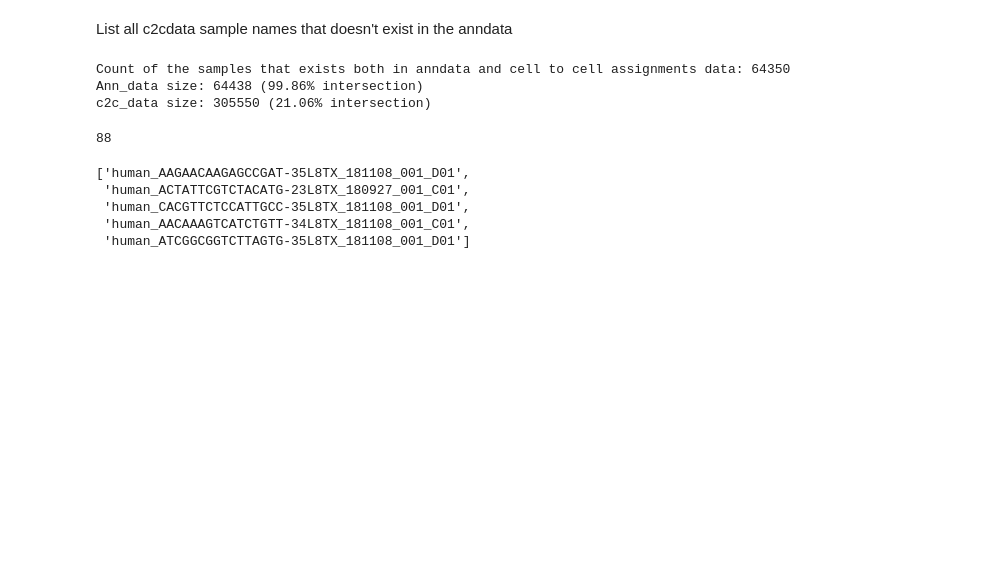
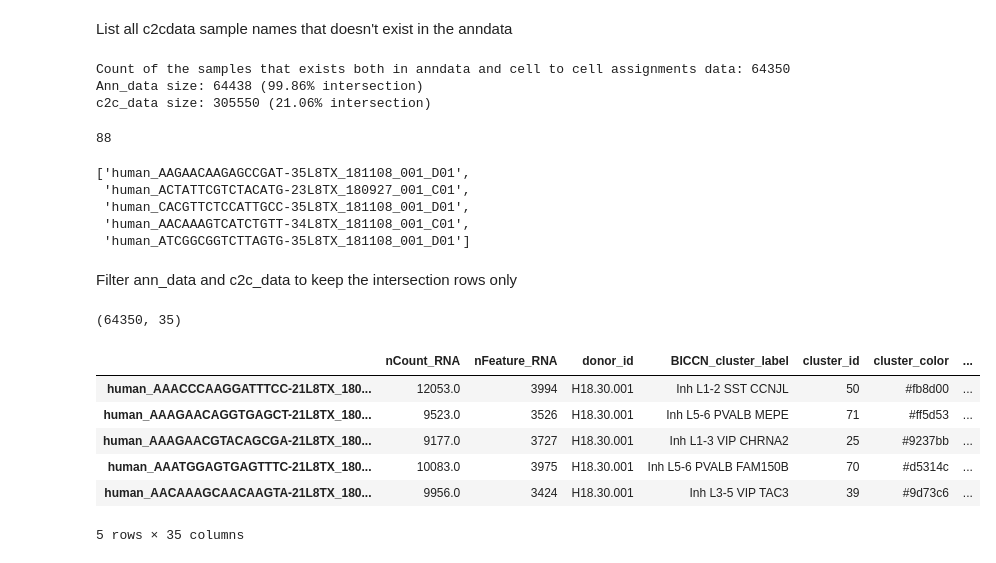
Before and after one commit to hkir-dev/h5ad-annotation, a Jupyter notebook: BDSO-multi-species-correlation.ipynb, the cells around one changed output. Cells and saved outputs as stored; diff of their text form; code cells hidden in the pictures; blank space fills up the shorter version.

```diff
--- a/BDSO-multi-species-correlation.ipynb
+++ b/BDSO-multi-species-correlation.ipynb
@@ -152,3 +152,20 @@ diff2[:5]
  'human_CACGTTCTCCATTGCC-35L8TX_181108_001_D01',
  'human_AACAAAGTCATCTGTT-34L8TX_181108_001_C01',
  'human_ATCGGCGGTCTTAGTG-35L8TX_181108_001_D01']
+# %% [markdown]
+Filter ann_data and c2c_data to keep  the intersection rows only
+# %%
+intersection = [x for x in cdata_keys if x in adata_keys]
+
+anndata_filtered = joined_obs[joined_obs.index.isin(intersection)]
+print(anndata_filtered.shape)
+anndata_filtered.head(5)
+# %% [output]
+(64350, 35)
+|  | nCount_RNA | nFeature_RNA | donor_id | BICCN_cluster_label | cluster_id | cluster_color | ... |
+| human_AAACCCAAGGATTTCC-21L8TX_180... | 12053.0 | 3994 | H18.30.001 | Inh L1-2 SST CCNJL | 50 | #fb8d00 | ... |
+| human_AAAGAACAGGTGAGCT-21L8TX_180... | 9523.0 | 3526 | H18.30.001 | Inh L5-6 PVALB MEPE | 71 | #ff5d53 | ... |
+| human_AAAGAACGTACAGCGA-21L8TX_180... | 9177.0 | 3727 | H18.30.001 | Inh L1-3 VIP CHRNA2 | 25 | #9237bb | ... |
+| human_AAATGGAGTGAGTTTC-21L8TX_180... | 10083.0 | 3975 | H18.30.001 | Inh L5-6 PVALB FAM150B | 70 | #d5314c | ... |
+| human_AACAAAGCAACAAGTA-21L8TX_180... | 9956.0 | 3424 | H18.30.001 | Inh L3-5 VIP TAC3 | 39 | #9d73c6 | ... |
+5 rows × 35 columns
```
Also changed, not shown: parts of 11 cells of this notebook, 2 other files.
